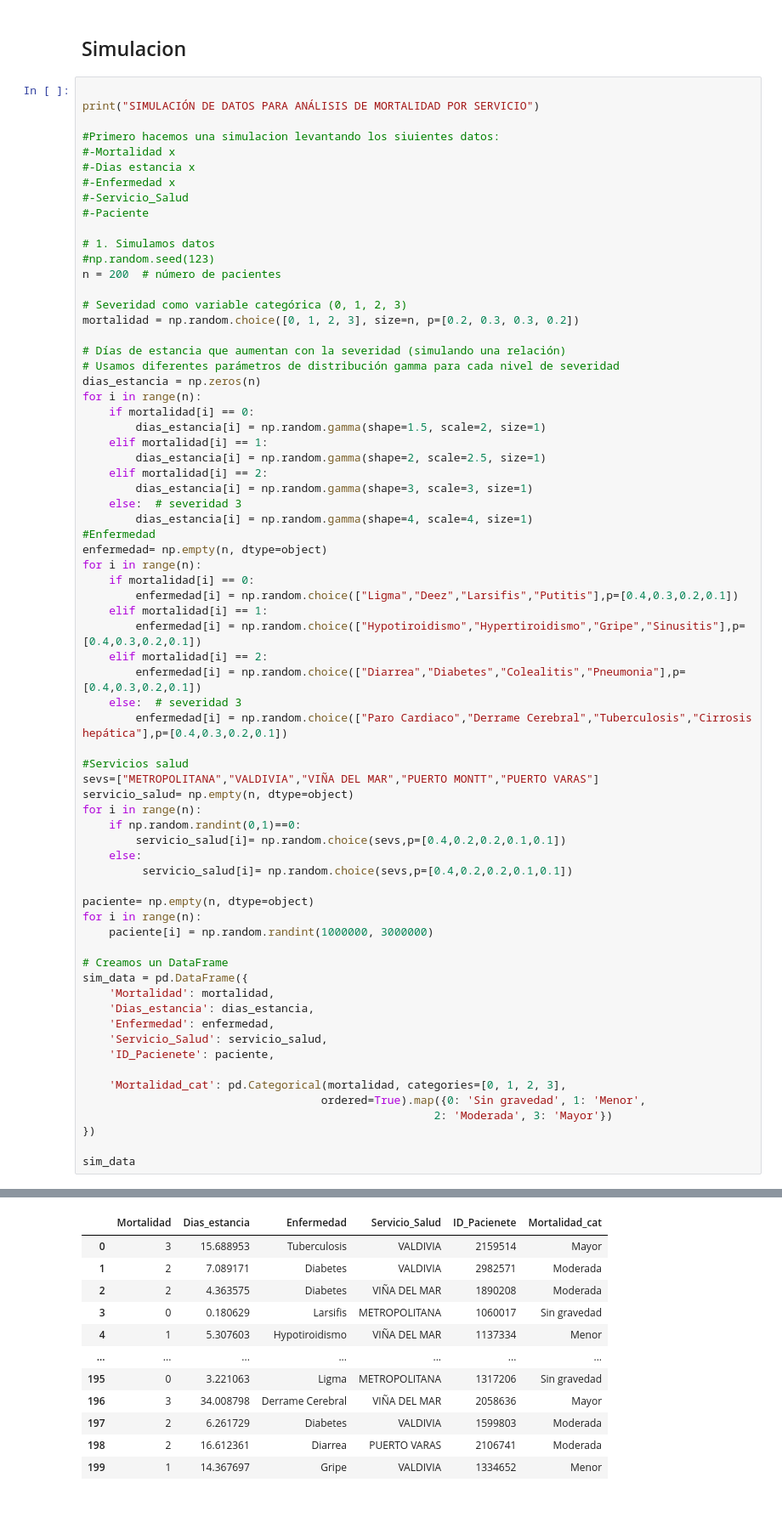
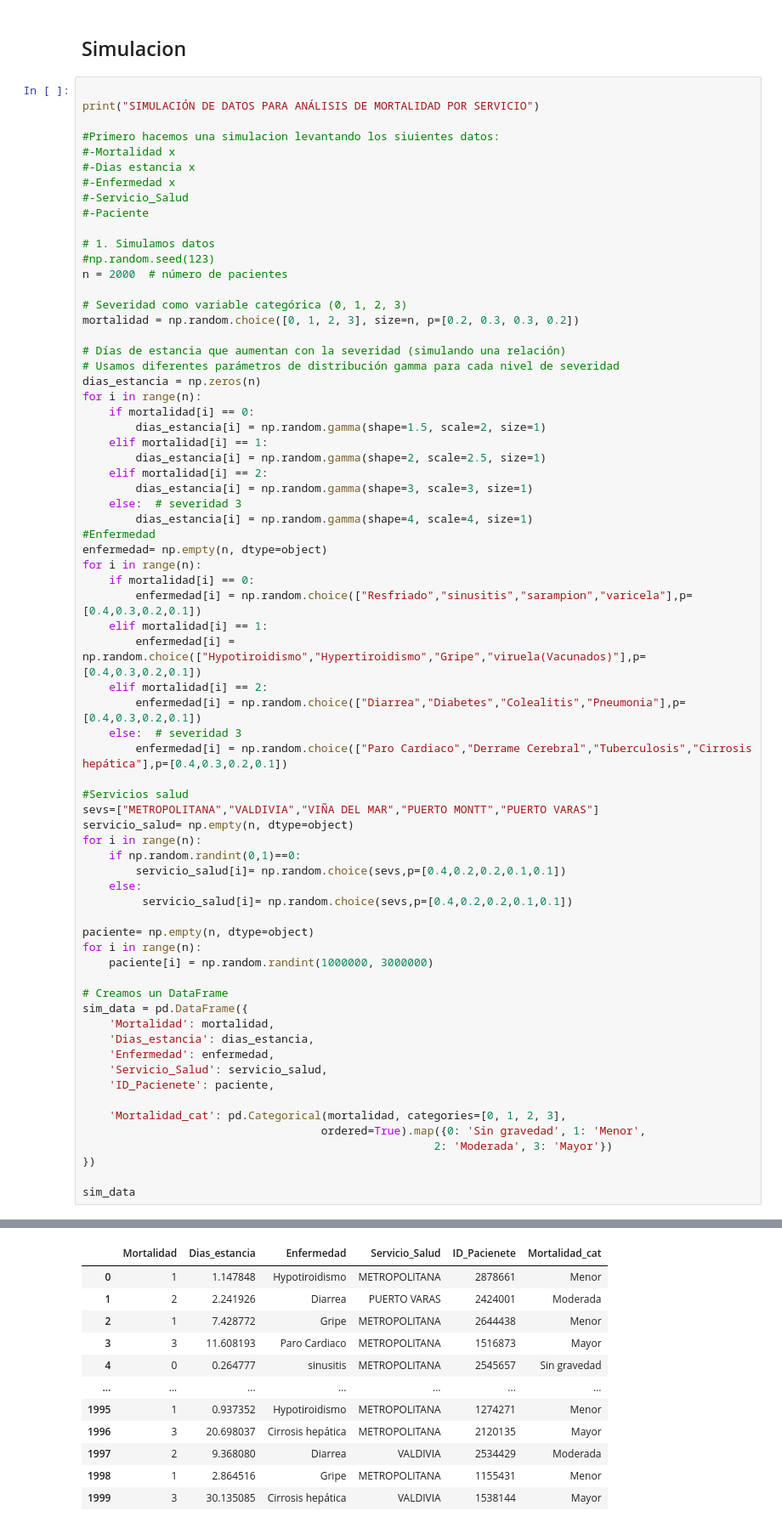
Before and after one commit to LuisPinoV/InferenciaEstadistica, a Jupyter notebook: Proyecto.ipynb, the cells around one changed output, grey strips where cells are left out. Shown: that part at 85% size. Saved outputs shown, nothing was run; the diff lists cells and outputs as text.

```diff
--- a/Proyecto.ipynb
+++ b/Proyecto.ipynb
@@ -120,7 +117,7 @@ print("SIMULACIÓN DE DATOS PARA ANÁLISIS DE MORTALIDAD POR SERVICIO")
 
 # 1. Simulamos datos
 #np.random.seed(123)
-n = 200  # número de pacientes
+n = 2000  # número de pacientes
 
 # Severidad como variable categórica (0, 1, 2, 3)
 mortalidad = np.random.choice([0, 1, 2, 3], size=n, p=[0.2, 0.3, 0.3, 0.2])
@@ -141,9 +138,9 @@ for i in range(n):
 enfermedad= np.empty(n, dtype=object)
 for i in range(n):
     if mortalidad[i] == 0:
-        enfermedad[i] = np.random.choice(["Ligma","Deez","Larsifis","Putitis"],p=[0.4,0.3,0.2,0.1])
+        enfermedad[i] = np.random.choice(["Resfriado","sinusitis","sarampion","varicela"],p=[0.4,0.3,0.2,0.1])
     elif mortalidad[i] == 1:
-        enfermedad[i] = np.random.choice(["Hypotiroidismo","Hypertiroidismo","Gripe","Sinusitis"],p=[0.4,0.3,0.2,0.1])
+        enfermedad[i] = np.random.choice(["Hypotiroidismo","Hypertiroidismo","Gripe","viruela(Vacunados)"],p=[0.4,0.3,0.2,0.1])
     elif mortalidad[i] == 2:
         enfermedad[i] = np.random.choice(["Diarrea","Diabetes","Colealitis","Pneumonia"],p=[0.4,0.3,0.2,0.1])
     else:  # severidad 3
@@ -152,41 +149,41 @@ for i in range(n):
 #Servicios salud
 sevs=["METROPOLITANA","VALDIVIA","VIÑA DEL MAR","PUERTO MONTT","PUERTO VARAS"]
 servicio_salud= np.empty(n, dtype=object)
 for i in range(n):
     if np.random.randint(0,1)==0:
         servicio_salud[i]= np.random.choice(sevs,p=[0.4,0.2,0.2,0.1,0.1])
     else:
          servicio_salud[i]= np.random.choice(sevs,p=[0.4,0.2,0.2,0.1,0.1])
 
 paciente= np.empty(n, dtype=object)
 for i in range(n):
     paciente[i] = np.random.randint(1000000, 3000000)
 
 # Creamos un DataFrame
 sim_data = pd.DataFrame({
     'Mortalidad': mortalidad,
     'Dias_estancia': dias_estancia,
     'Enfermedad': enfermedad,
     'Servicio_Salud': servicio_salud,
     'ID_Pacienete': paciente,
 
     'Mortalidad_cat': pd.Categorical(mortalidad, categories=[0, 1, 2, 3],
                                     ordered=True).map({0: 'Sin gravedad', 1: 'Menor',
                                                      2: 'Moderada', 3: 'Mayor'})
 })
 
 sim_data
 # %% [output]
 SIMULACIÓN DE DATOS PARA ANÁLISIS DE MORTALIDAD POR SERVICIO
 |  | Mortalidad | Dias_estancia | Enfermedad | Servicio_Salud | ID_Pacienete | Mortalidad_cat |
-| 0 | 3 | 15.688953 | Tuberculosis | VALDIVIA | 2159514 | Mayor |
-| 1 | 2 | 7.089171 | Diabetes | VALDIVIA | 2982571 | Moderada |
-| 2 | 2 | 4.363575 | Diabetes | VIÑA DEL MAR | 1890208 | Moderada |
-| 3 | 0 | 0.180629 | Larsifis | METROPOLITANA | 1060017 | Sin gravedad |
-| 4 | 1 | 5.307603 | Hypotiroidismo | VIÑA DEL MAR | 1137334 | Menor |
+| 0 | 1 | 1.147848 | Hypotiroidismo | METROPOLITANA | 2878661 | Menor |
+| 1 | 2 | 2.241926 | Diarrea | PUERTO VARAS | 2424001 | Moderada |
+| 2 | 1 | 7.428772 | Gripe | METROPOLITANA | 2644438 | Menor |
+| 3 | 3 | 11.608193 | Paro Cardiaco | METROPOLITANA | 1516873 | Mayor |
+| 4 | 0 | 0.264777 | sinusitis | METROPOLITANA | 2545657 | Sin gravedad |
 | ... | ... | ... | ... | ... | ... | ... |
-| 195 | 0 | 3.221063 | Ligma | METROPOLITANA | 1317206 | Sin gravedad |
-| 196 | 3 | 34.008798 | Derrame Cerebral | VIÑA DEL MAR | 2058636 | Mayor |
-| 197 | 2 | 6.261729 | Diabetes | VALDIVIA | 1599803 | Moderada |
-| 198 | 2 | 16.612361 | Diarrea | PUERTO VARAS | 2106741 | Moderada |
-| 199 | 1 | 14.367697 | Gripe | VALDIVIA | 1334652 | Menor |
+| 1995 | 1 | 0.937352 | Hypotiroidismo | METROPOLITANA | 1274271 | Menor |
+| 1996 | 3 | 20.698037 | Cirrosis hepática | METROPOLITANA | 2120135 | Mayor |
+| 1997 | 2 | 9.368080 | Diarrea | VALDIVIA | 2534429 | Moderada |
+| 1998 | 1 | 2.864516 | Gripe | METROPOLITANA | 1155431 | Menor |
+| 1999 | 3 | 30.135085 | Cirrosis hepática | VALDIVIA | 1538144 | Mayor |
```
Also changed, not shown: parts of 6 cells of this notebook, 2 other files.
